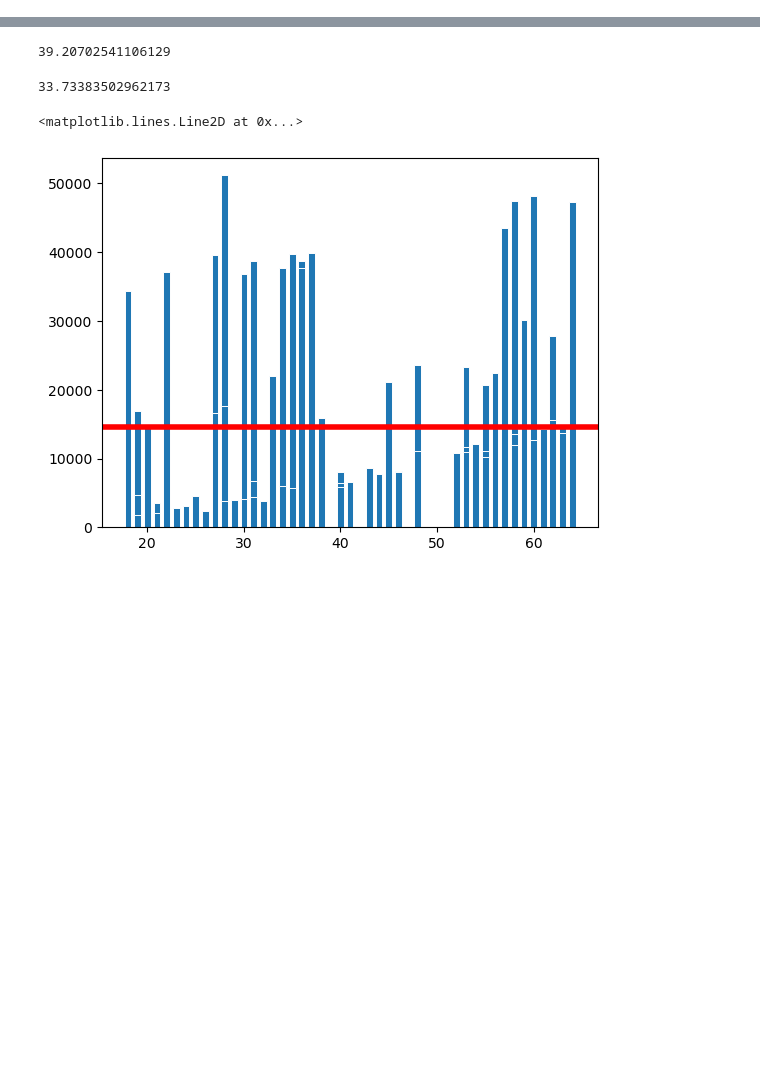
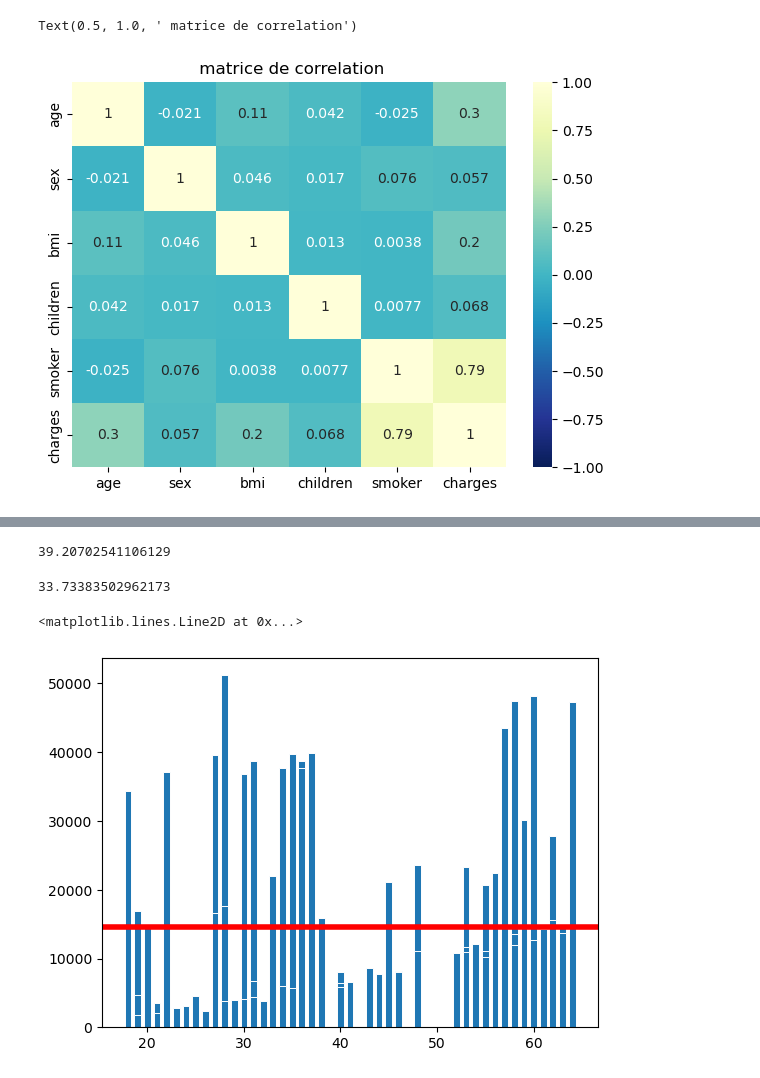
Before and after one commit to tariksghiouri/ml-math-project, a Jupyter notebook: main.ipynb, the cells around one changed output, grey strips where cells are left out. Saved outputs shown, nothing was run; the diff lists cells and outputs as text; code cells hidden in the pictures; blank space fills up the shorter version.

```diff
--- a/main.ipynb
+++ b/main.ipynb
@@ -67,0 +61,7 @@ Text(0.5, 1.0, 'Number of Children')
+# %%
+plt.figure(figsize=(7,5))
+sns.heatmap(sp_data.corr(), vmin=-1, cmap="YlGnBu_r", annot=True)
+plt.title(" matrice de correlation")
+# %% [output]
+Text(0.5, 1.0, ' matrice de correlation')
+[figure, added]
```
Also changed, not shown: parts of 9 cells of this notebook.
